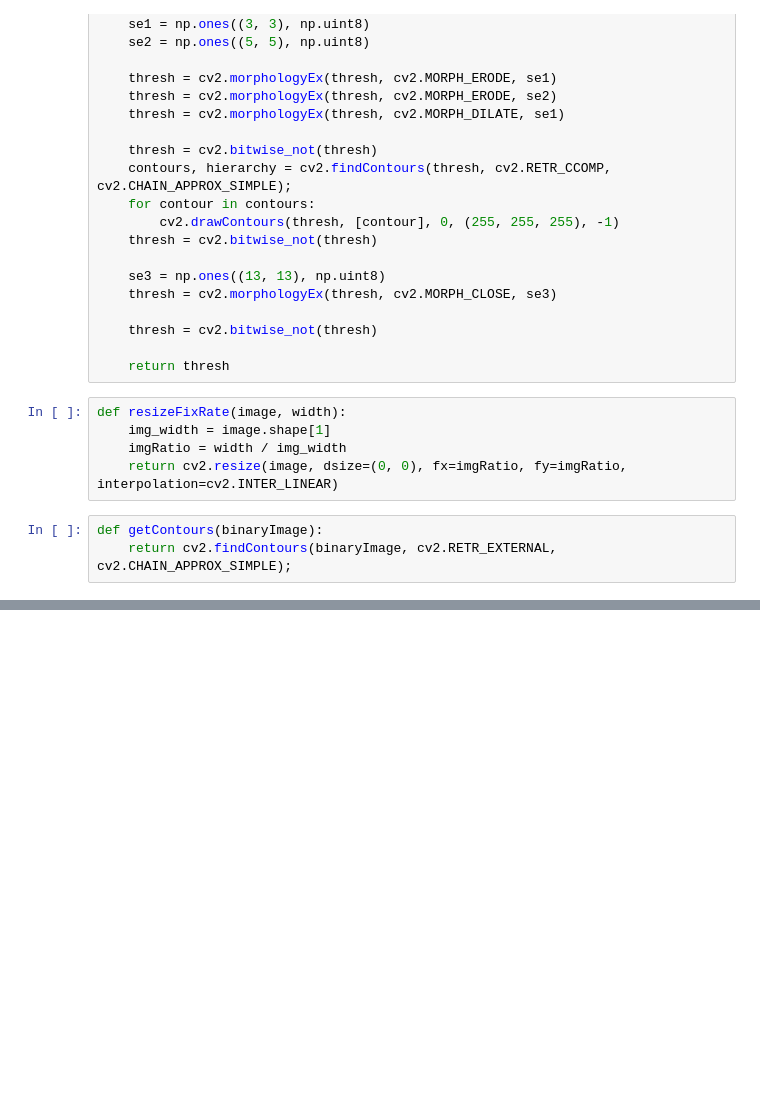
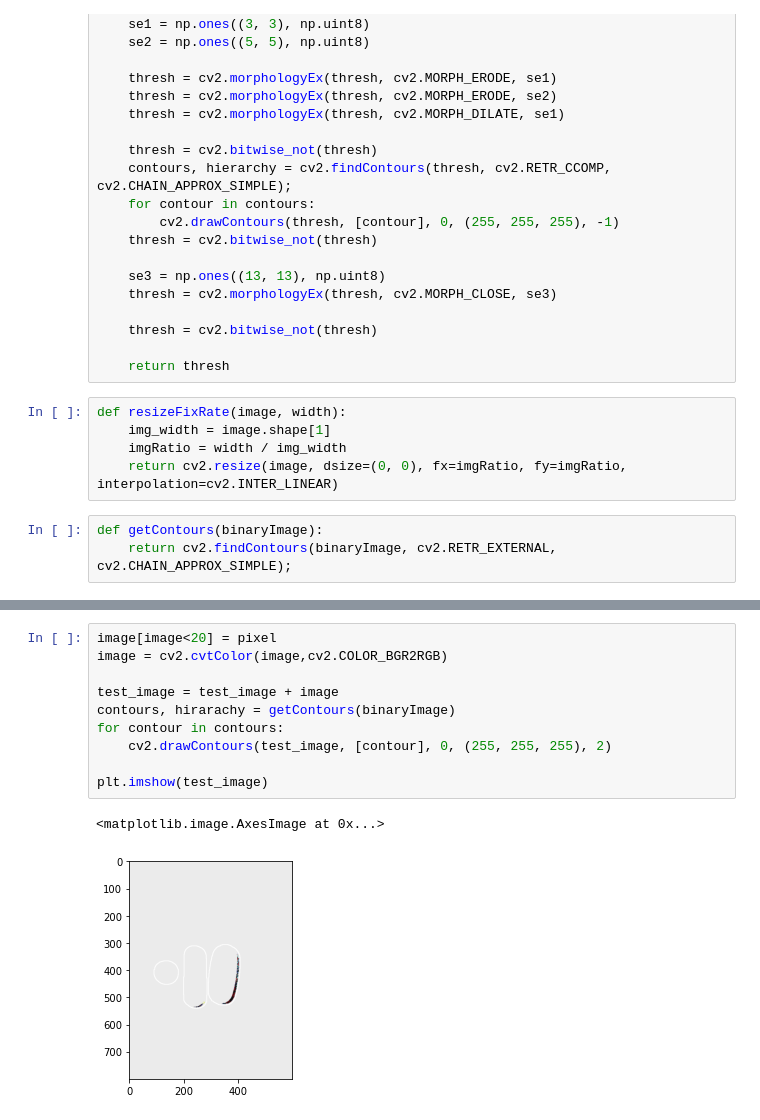
Before and after one commit to ceo0517/shadow, a Jupyter notebook: main.ipynb, the cells around one changed output, grey strips where cells are left out. Drawn from its saved outputs; the diff is of its cells as text; blank space fills up the shorter version.

```diff
--- a/main.ipynb
+++ b/main.ipynb
@@ -68,0 +167,13 @@ plt.imshow(cv2.cvtColor(image, cv2.COLOR_BGR2RGB))
+# %%
+image[image<20] = pixel
+image = cv2.cvtColor(image,cv2.COLOR_BGR2RGB)
+
+test_image = test_image + image
+contours, hirarachy = getContours(binaryImage)
+for contour in contours:
+    cv2.drawContours(test_image, [contour], 0, (255, 255, 255), 2)
+
+plt.imshow(test_image)
+# %% [output]
+<matplotlib.image.AxesImage at 0x...>
+[figure, added]
```
Also changed, not shown: parts of 7 cells of this notebook.
